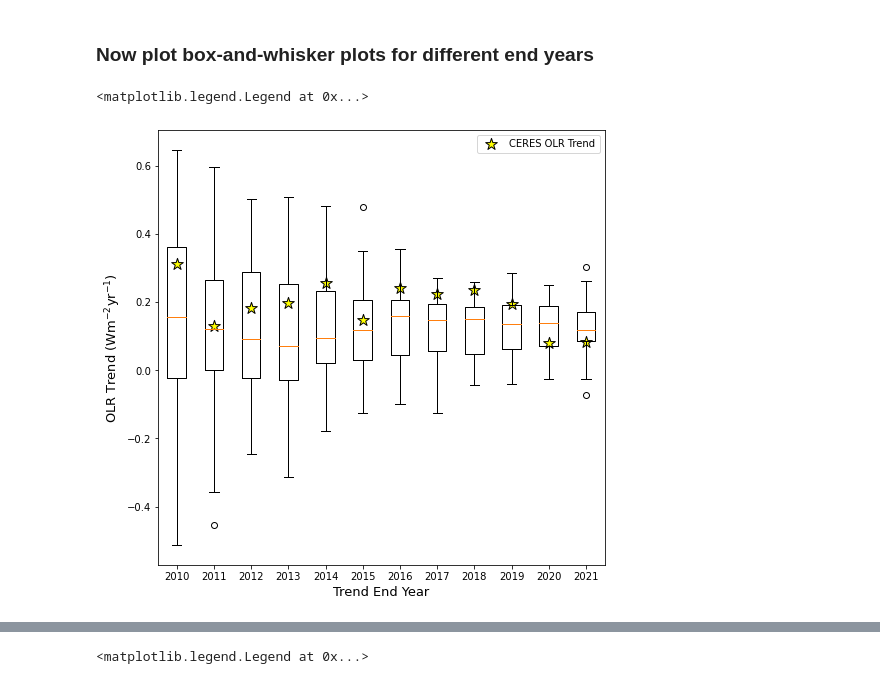
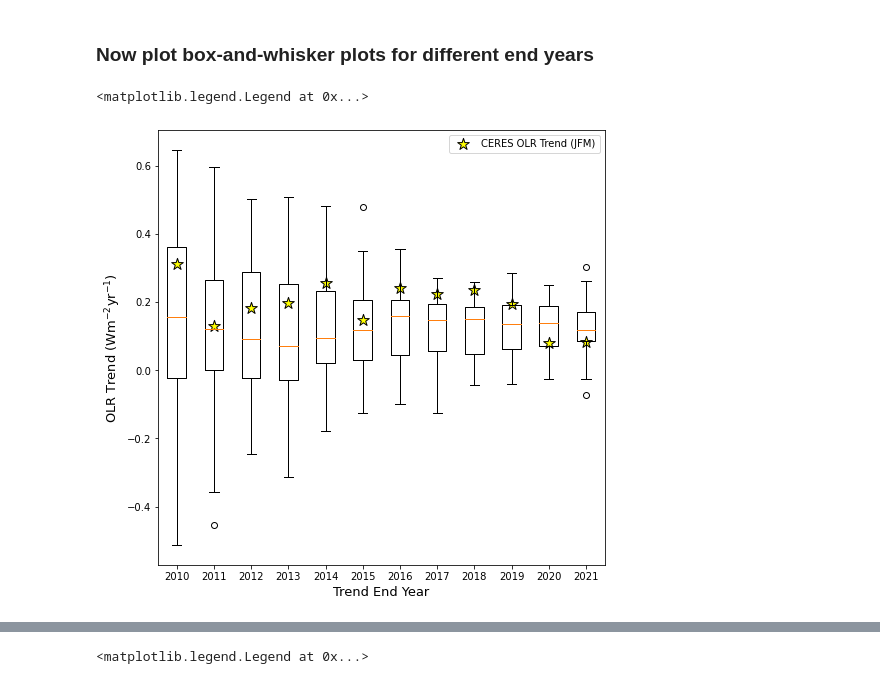
Before and after one commit to jshaw35/spectral_ice, a Jupyter notebook: figure3/figure3.ipynb, the cells around one changed output, grey strips where cells are left out. Drawn from its saved outputs; the diff is of its cells as text; code cells hidden in the pictures.

```diff
--- a/figure3/figure3.ipynb
+++ b/figure3/figure3.ipynb
@@ -87,6 +87,15 @@ def is_jfm(times):
     jfm = [1,2,3]
 
     return np.isin(times['time.month'],jfm)
+# %%
+def is_ond(times):
+    '''
+    Function to use with xarray.sel to grab only January, February and March
+    '''
+
+    ond = [10,11,12]
+
+    return np.isin(times['time.month'],ond)
 # %%
 def is_window(wnum):
     '''
@@ -287,6 +305,7 @@ This is slow, but does a good job not building up memory. Applying Dask here wou
 %%time
 
 ens_olr_jfm_tseries_dict = {}
+ens_olr_ond_tseries_dict = {}
 ens_olr_mon_tseries_dict = {}
 
 for _ens_num in ensemble_nums: # iterate over ensemble members
@@ -309,17 +328,22 @@ for _ens_num in ensemble_nums: # iterate over ensemble members
     _ens_subset_wgtd.close()
 
     _ens_subset_jfm = _ens_subset_spatavg.sel(time=is_jfm(_ens_subset_spatavg.time)) # select jan, feb, mar
+    _ens_subset_ond = _ens_subset_spatavg.sel(time=is_ond(_ens_subset_spatavg.time)) # select jan, feb, mar
 
     _ens_subset_jfmavg = _ens_subset_jfm.groupby('time.year').mean('time').compute() # average into an annual timeseries, compute to avoid chunkng
+    _ens_subset_ondavg = _ens_subset_ond.groupby('time.year').mean('time').compute() # average into an annual timeseries, compute to avoid chunkng
     _ens_subset_monavg = _ens_subset_spatavg.groupby('time.month').mean('time').compute() # monthly OLR averages over the CERES record
 
     _ens_subset_jfm.close()
+    _ens_subset_ond.close()
     _ens_subset_spatavg.close()
 
     _ens_subset_jfmavg['ens'] = int(_ens_num) # add ensemble coordinate for easy combining
+    _ens_subset_ondavg['ens'] = int(_ens_num) # add ensemble coordinate for easy combining
     _ens_subset_monavg['ens'] = int(_ens_num) # add ensemble coordinate for easy combining
 
     ens_olr_jfm_tseries_dict[_ens_num] = _ens_subset_jfmavg #.chunk({'year':-1,'ens':-1}) # store in proc_dict
+    ens_olr_ond_tseries_dict[_ens_num] = _ens_subset_ondavg #.chunk({'year':-1,'ens':-1}) # store in proc_dict
     ens_olr_mon_tseries_dict[_ens_num] = _ens_subset_monavg #.chunk({'year':-1,'ens':-1}) # store in proc_dict
 
     # if _ens_num == '005':break
@@ -327,6 +351,7 @@ for _ens_num in ensemble_nums: # iterate over ensemble members
 print('combining')
 # combine along the new dimension and DECHUNK. This makes sense but slows things down ALOT
 allens_jfm_tseries = xr.concat(list(ens_olr_jfm_tseries_dict.values()),dim='ens') #.chunk({'year':-1,'ens':-1})
+allens_ond_tseries = xr.concat(list(ens_olr_ond_tseries_dict.values()),dim='ens') #.chunk({'year':-1,'ens':-1})
 allens_mon_tseries = xr.concat(list(ens_olr_mon_tseries_dict.values()),dim='ens') #.chunk({'year':-1,'ens':-1})
 # %% [output]
 001 002 003 004 005 006 007 008 009 010 011 012 013 014 015 016 017 018 019 020 021 022 023 024 025 026 027 028 029 030 031 032 033 034 035 101 102 103 104 105 combining
@@ -470,30 +514,35 @@ endyrs = [2010,2011,2012,2013,2014,2015,2016,2017,2018,2019,2020,2021]
 # %%
 box_fig,box_ax = plt.subplots(1,1,figsize=(8,8))
 
 ceres_slopes = []
 esn_slopes_dict = {}
 
 for _yr in endyrs:
 
     ceres_tseries_concated = ceres_subset_jfmavg.sel(year=slice(None,_yr))
     cesm_tseries_concated = allens_jfm_tseries.sel(year=slice(None,_yr))
 
     ceres_polyfit = ceres_tseries_concated.polyfit(dim='year',deg=1)
     cesm_polyfit = cesm_tseries_concated.polyfit(dim='year',deg=1)
 
     ceres_slope = ceres_polyfit['polyfit_coefficients'].sel(degree=1).values
     cesm_slopes = cesm_polyfit['polyfit_coefficients'].sel(degree=1).values
 
     ceres_slopes.append(ceres_slope)
     esn_slopes_dict[_yr] = cesm_slopes
 
 box_out = plt.boxplot(esn_slopes_dict.values(), labels=endyrs)
-plt.scatter(np.arange(1,13,1),ceres_slopes,label='CERES OLR Trend',marker='*',color='yellow',edgecolors= "black",s=150)
+plt.scatter(np.arange(1,13,1),ceres_slopes,label='CERES OLR Trend (JFM)',marker='*',color='yellow',edgecolors= "black",s=150)
 
 box_ax.set_xlabel('Trend End Year',fontsize=13)
 box_ax.set_ylabel('OLR Trend (Wm$^{-2}$yr$^{-1}$)',fontsize=13)
 
+ax_sigb = ax_sig.twiny()
+# Twinning the axis doesn't copy over everything apparently. Need to copy tick values.
+ax_sigb.set_xlim(ax_sig.get_xlim())
+ax_sigb.set_xticks(ax_sig.get_xticks())
+
 plt.legend()
 # %% [output]
 <matplotlib.legend.Legend at 0x...>
-[figure, old version]
+[figure, new version]
```
Also changed, not shown: parts of 10 cells of this notebook.
